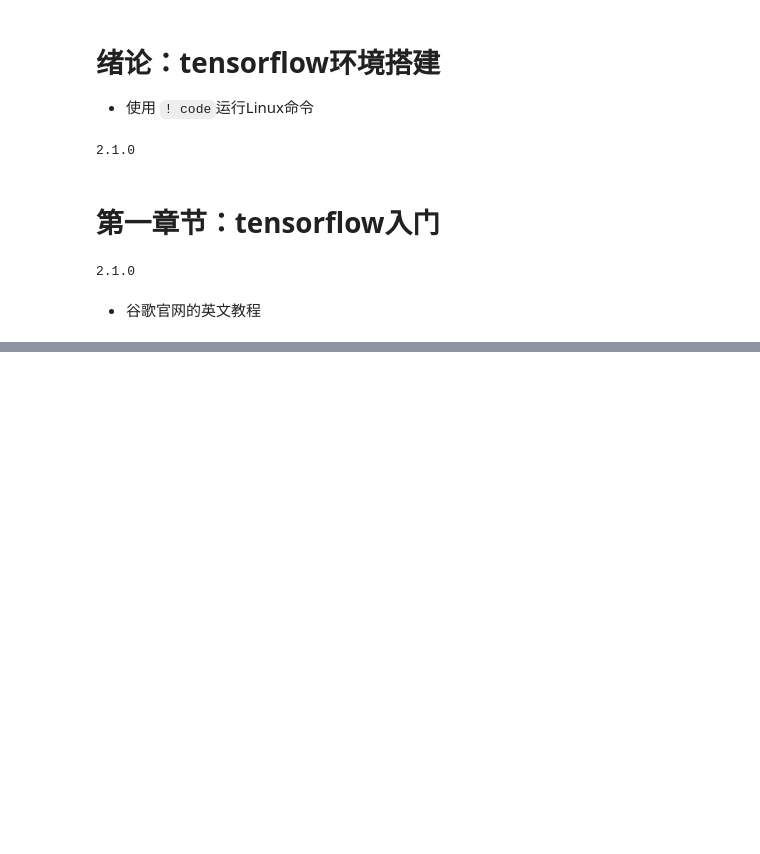
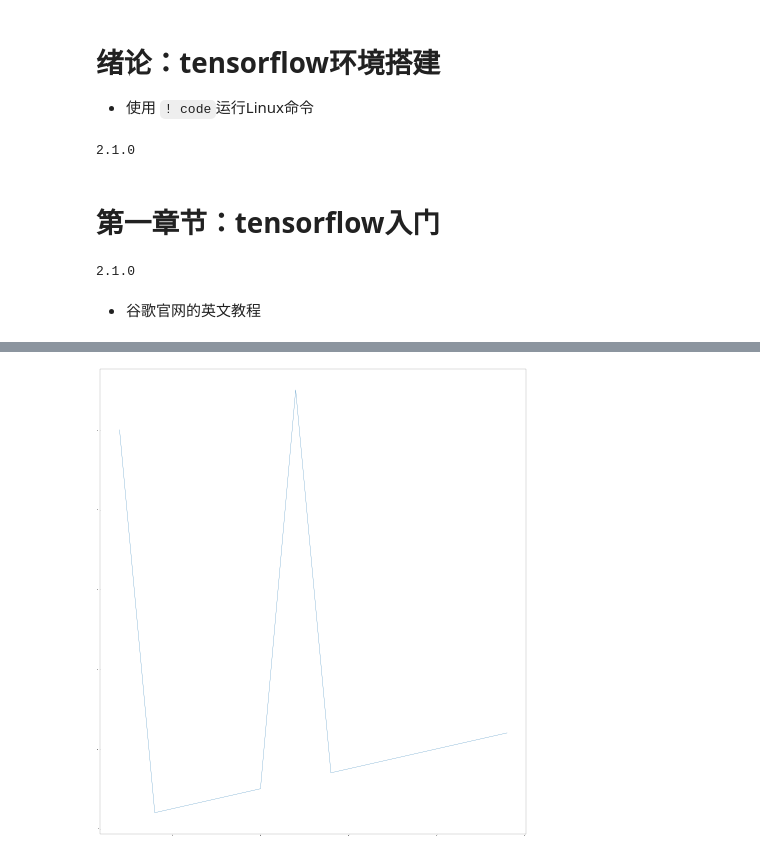
Before and after one commit to sexjun/100-Days-Of-ML-Code, a Jupyter notebook: tensorflowLeaner.ipynb, the cells around one changed output, grey strips where cells are left out. Saved outputs shown, nothing was run; the diff lists cells and outputs as text; code cells hidden in the pictures; blank space fills up the shorter version.

```diff
--- a/tensorflowLeaner.ipynb
+++ b/tensorflowLeaner.ipynb
@@ -50,0 +76,12 @@ model.evaluate(x_test,  y_test, verbose=2)
+# %%
+from matplotlib import pyplot as plt
+# 配置画图大小
+fig = plt.figure(figsize=(50,56),dpi=11)
+x = range(2,26,2)
+y = [50,2,3,4,5,55,7,8,9,10,11,12]
+plt.plot(x,y)
+# 保存图像
+plt.savefig("./name.png")
+plt.show()
+# %% [output]
+[figure, added]
```
Also changed, not shown: parts of 15 cells of this notebook.
